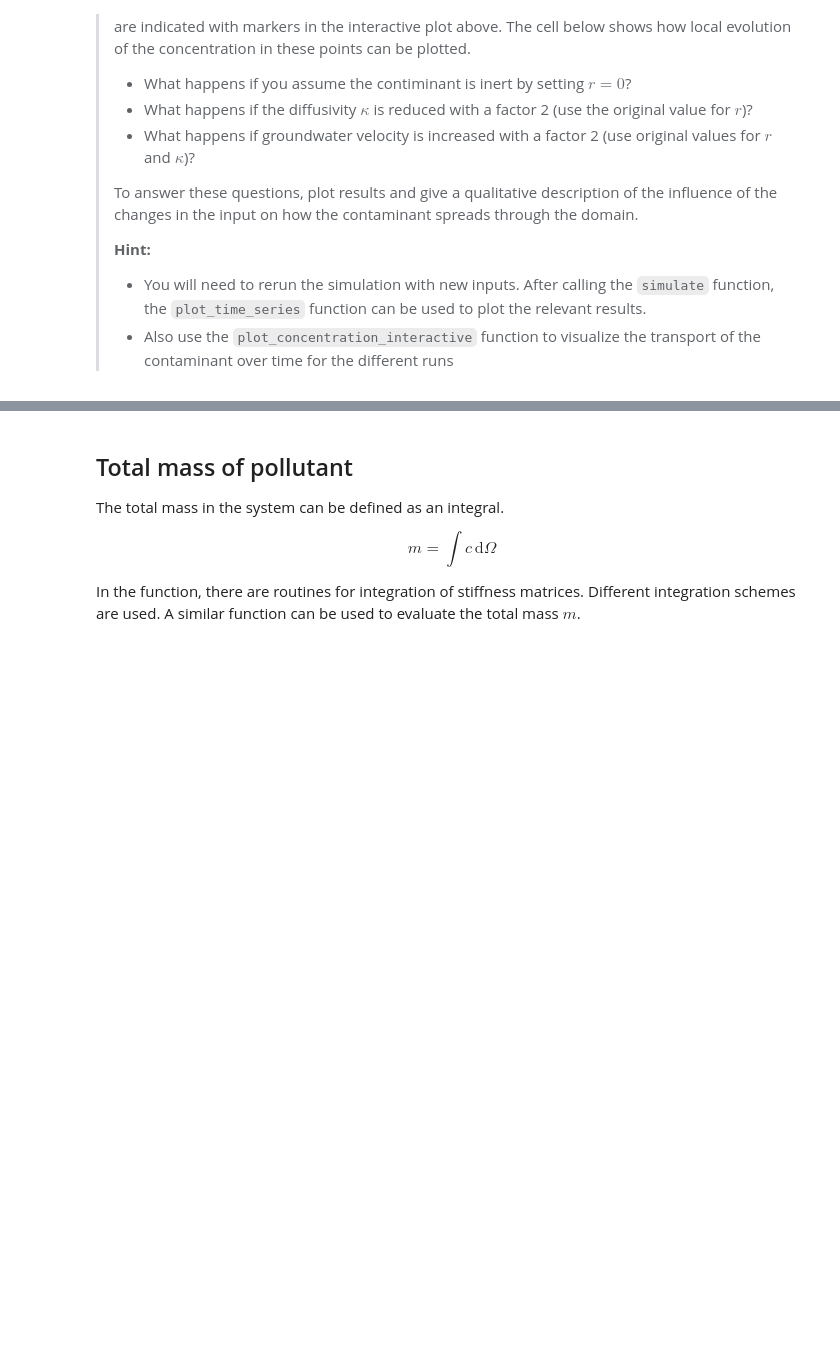
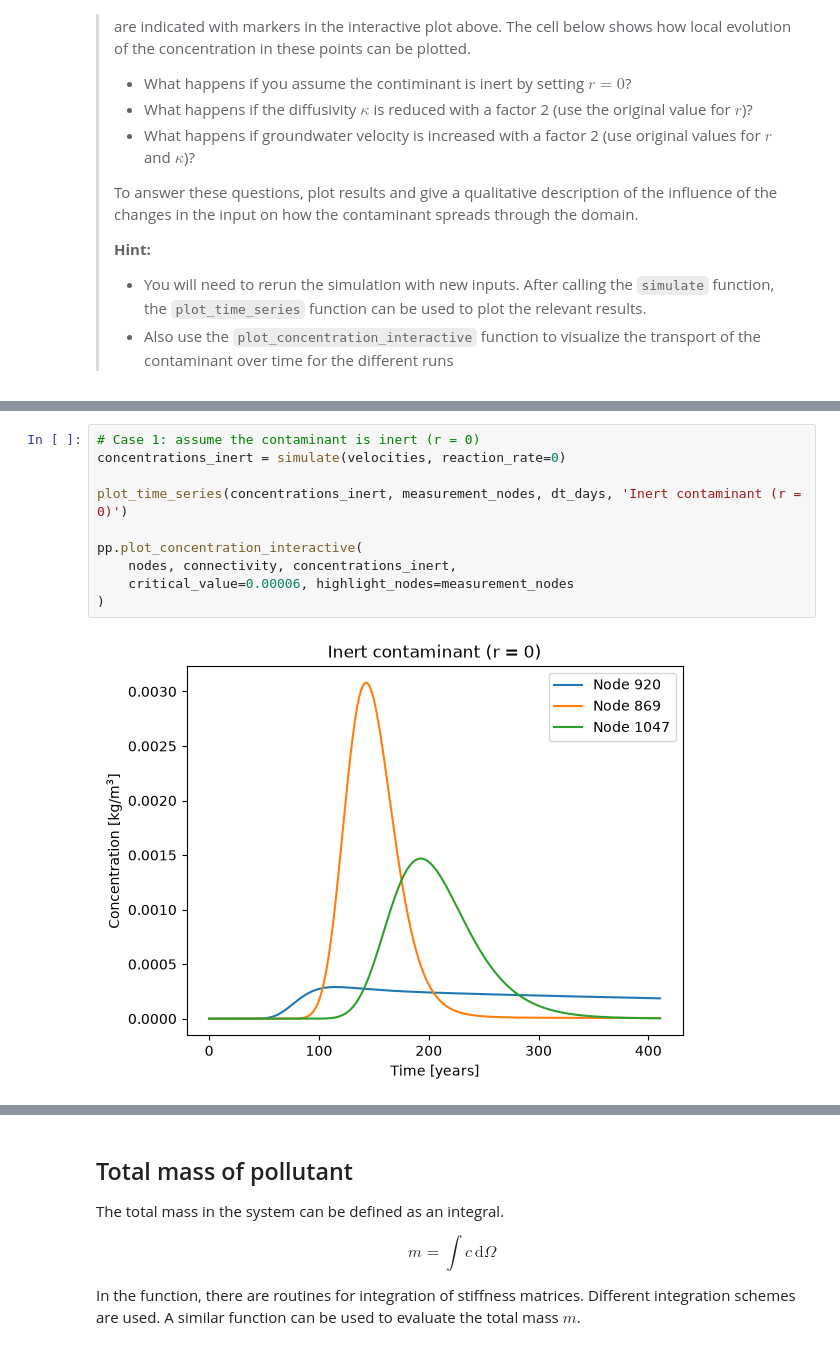
Before and after one commit to Casper-tudelft/GA2.2, a Jupyter notebook: contamination.ipynb, the cells around one changed output, grey strips where cells are left out. Cells and saved outputs as stored; diff of their text form; blank space fills up the shorter version.

```diff
--- a/contamination.ipynb
+++ b/contamination.ipynb
@@ -349,0 +350,12 @@ plot_time_series(concentrations, measurement_nodes, dt_days, 'Reference solution
+# %%
+# Case 1: assume the contaminant is inert (r = 0)
+concentrations_inert = simulate(velocities, reaction_rate=0)
+
+plot_time_series(concentrations_inert, measurement_nodes, dt_days, 'Inert contaminant (r = 0)')
+
+pp.plot_concentration_interactive(
+    nodes, connectivity, concentrations_inert,
+    critical_value=0.00006, highlight_nodes=measurement_nodes
+)
+# %% [output]
+[figure, added]
```
Also changed, not shown: parts of 5 cells of this notebook.
